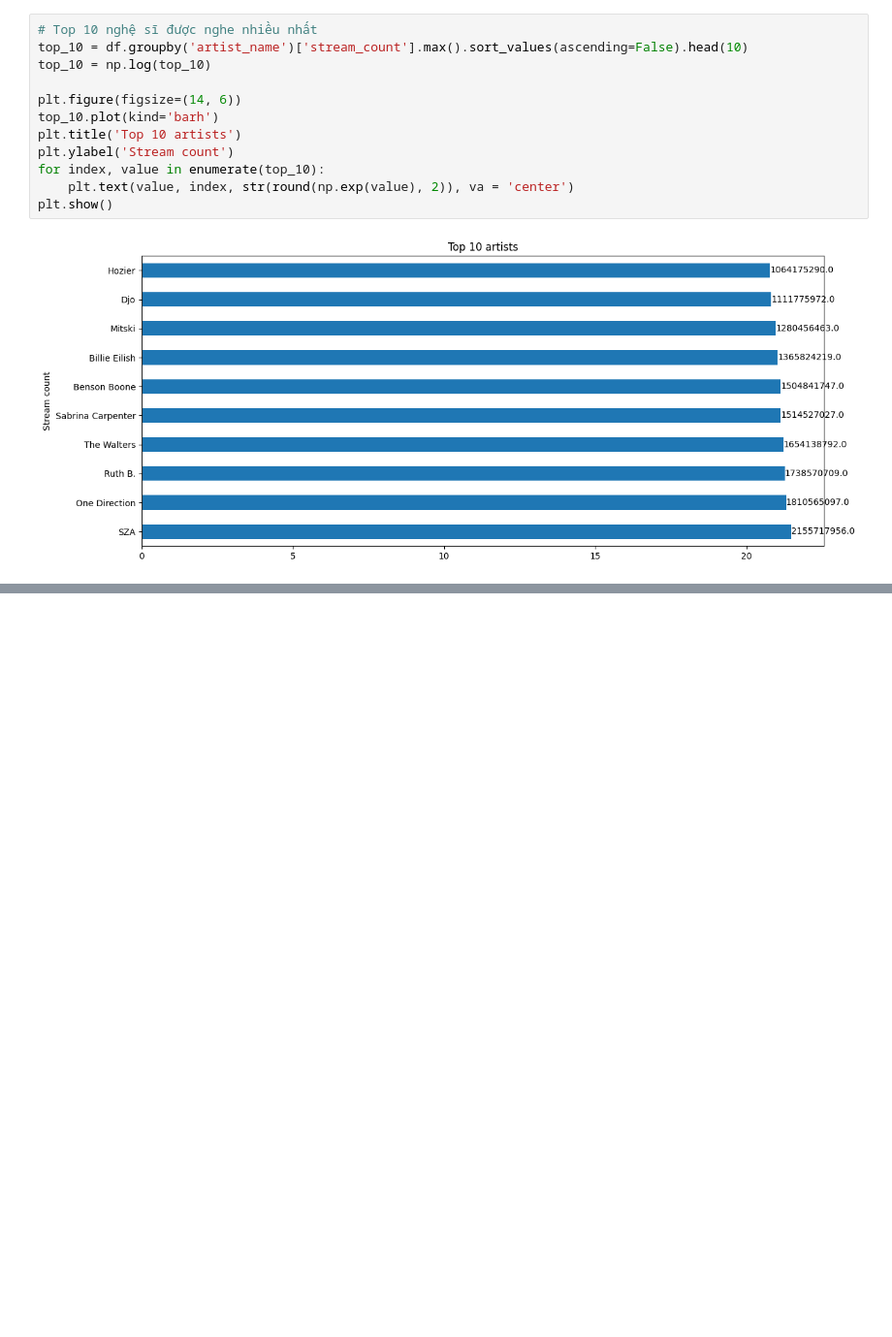
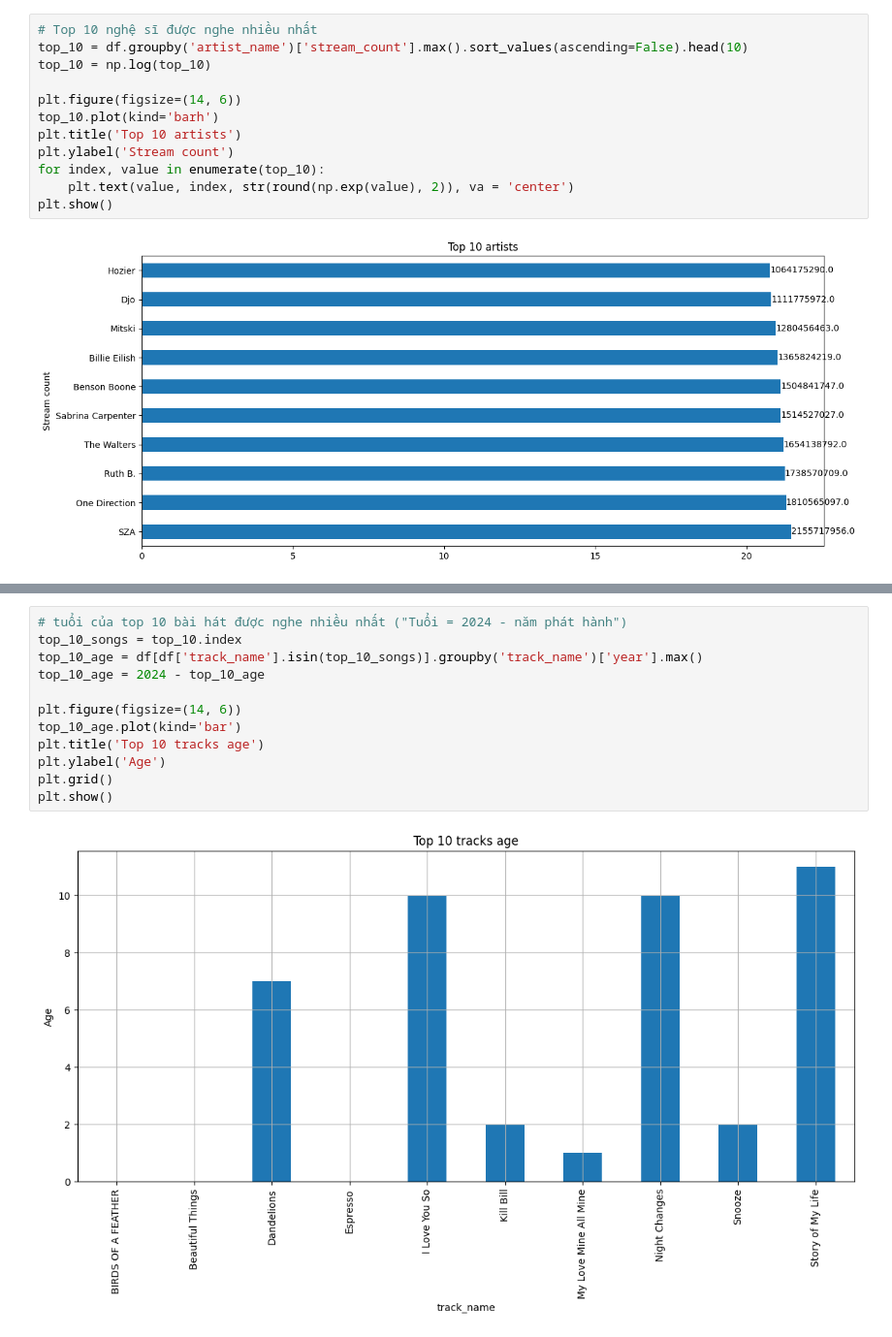
Before and after one commit to IntingRecently/UDPTDLTM, a Jupyter notebook: Data_Analysis.ipynb, the cells around one changed output, grey strips where cells are left out. Shown: that part at 97% size. Saved outputs shown, nothing was run; the diff lists cells and outputs as text; blank space fills up the shorter version.

```diff
--- a/Data_Analysis.ipynb
+++ b/Data_Analysis.ipynb
@@ -303,0 +434,14 @@ plt.show()
+# %%
+# tuổi của top 10 bài hát được nghe nhiều nhất ("Tuổi = 2024 - năm phát hành")
+top_10_songs = top_10.index
+top_10_age = df[df['track_name'].isin(top_10_songs)].groupby('track_name')['year'].max()
+top_10_age = 2024 - top_10_age
+
+plt.figure(figsize=(14, 6))
+top_10_age.plot(kind='bar')
+plt.title('Top 10 tracks age')
+plt.ylabel('Age')
+plt.grid()
+plt.show()
+# %% [output]
+[figure, added]
```
Also changed, not shown: parts of 11 cells of this notebook.
